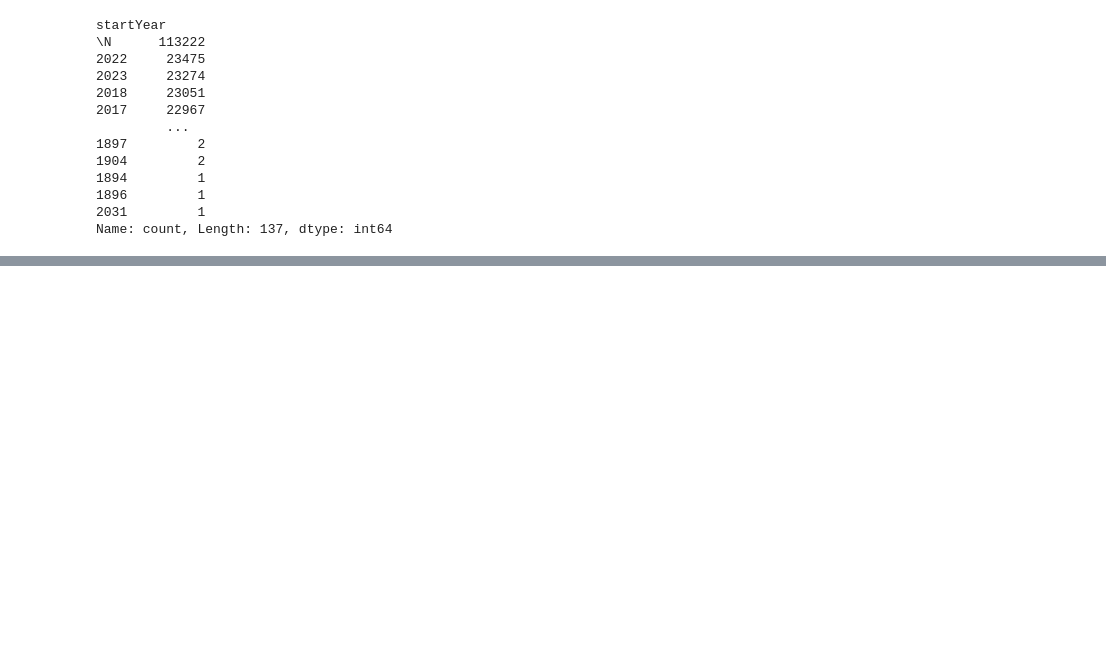
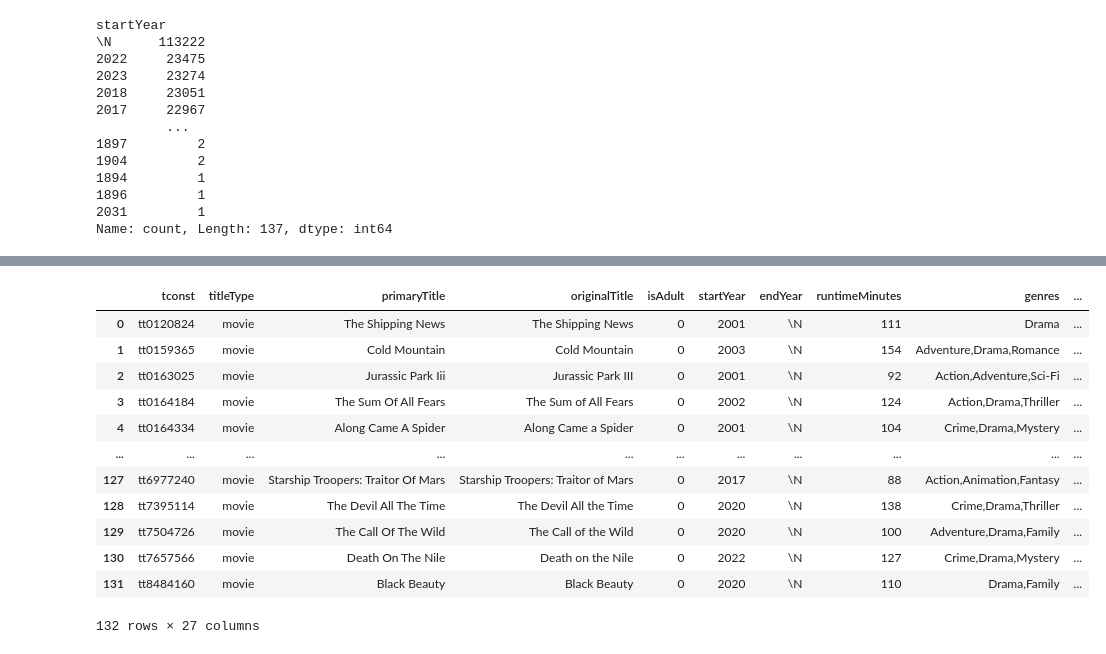
Before and after one commit to BigECire/eric-capstone, a Jupyter notebook: notebooks/imdb_data.ipynb, the cells around one changed output, grey strips where cells are left out. Saved outputs shown, nothing was run; the diff lists cells and outputs as text; code cells hidden in the pictures; blank space fills up the shorter version.

```diff
--- a/notebooks/imdb_data.ipynb
+++ b/notebooks/imdb_data.ipynb
@@ -167,0 +321,19 @@ ValueError: invalid literal for int() with base 10: '\\N'
+# %%
+final_movie_list = pd.merge(final_movie_list, the_book_list,
+                               on = ['Film_Title', 'Release_Date'],
+                               how = 'left')
+final_movie_list
+# %% [output]
+|  | tconst | titleType | primaryTitle | originalTitle | isAdult | startYear | endYear | runtimeMinutes | genres | ... |
+| 0 | tt0120824 | movie | The Shipping News | The Shipping News | 0 | 2001 | \N | 111 | Drama | ... |
+| 1 | tt0159365 | movie | Cold Mountain | Cold Mountain | 0 | 2003 | \N | 154 | Adventure,Drama,Romance | ... |
+| 2 | tt0163025 | movie | Jurassic Park Iii | Jurassic Park III | 0 | 2001 | \N | 92 | Action,Adventure,Sci-Fi | ... |
+| 3 | tt0164184 | movie | The Sum Of All Fears | The Sum of All Fears | 0 | 2002 | \N | 124 | Action,Drama,Thriller | ... |
+| 4 | tt0164334 | movie | Along Came A Spider | Along Came a Spider | 0 | 2001 | \N | 104 | Crime,Drama,Mystery | ... |
+| ... | ... | ... | ... | ... | ... | ... | ... | ... | ... | ... |
+| 127 | tt6977240 | movie | Starship Troopers: Traitor Of Mars | Starship Troopers: Traitor of Mars | 0 | 2017 | \N | 88 | Action,Animation,Fantasy | ... |
+| 128 | tt7395114 | movie | The Devil All The Time | The Devil All the Time | 0 | 2020 | \N | 138 | Crime,Drama,Thriller | ... |
+| 129 | tt7504726 | movie | The Call Of The Wild | The Call of the Wild | 0 | 2020 | \N | 100 | Adventure,Drama,Family | ... |
+| 130 | tt7657566 | movie | Death On The Nile | Death on the Nile | 0 | 2022 | \N | 127 | Crime,Drama,Mystery | ... |
+| 131 | tt8484160 | movie | Black Beauty | Black Beauty | 0 | 2020 | \N | 110 | Drama,Family | ... |
+132 rows × 27 columns
```
Also changed, not shown: parts of 16 cells of this notebook, 1 other file.
